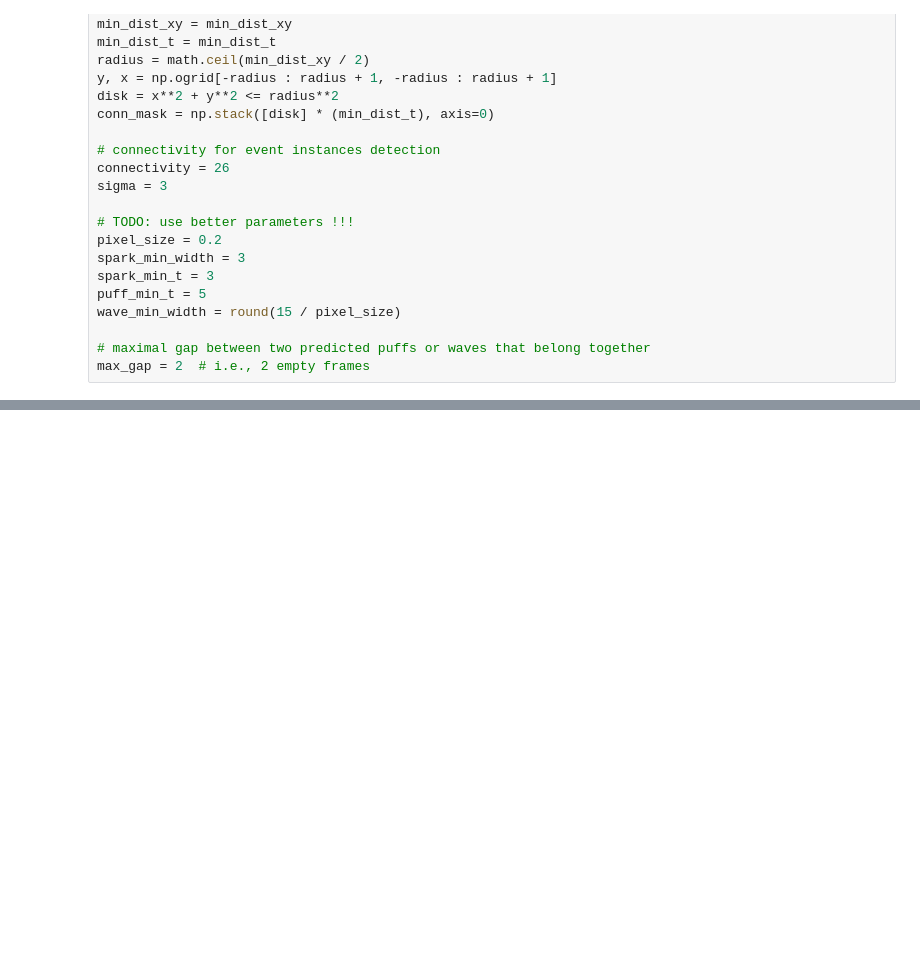
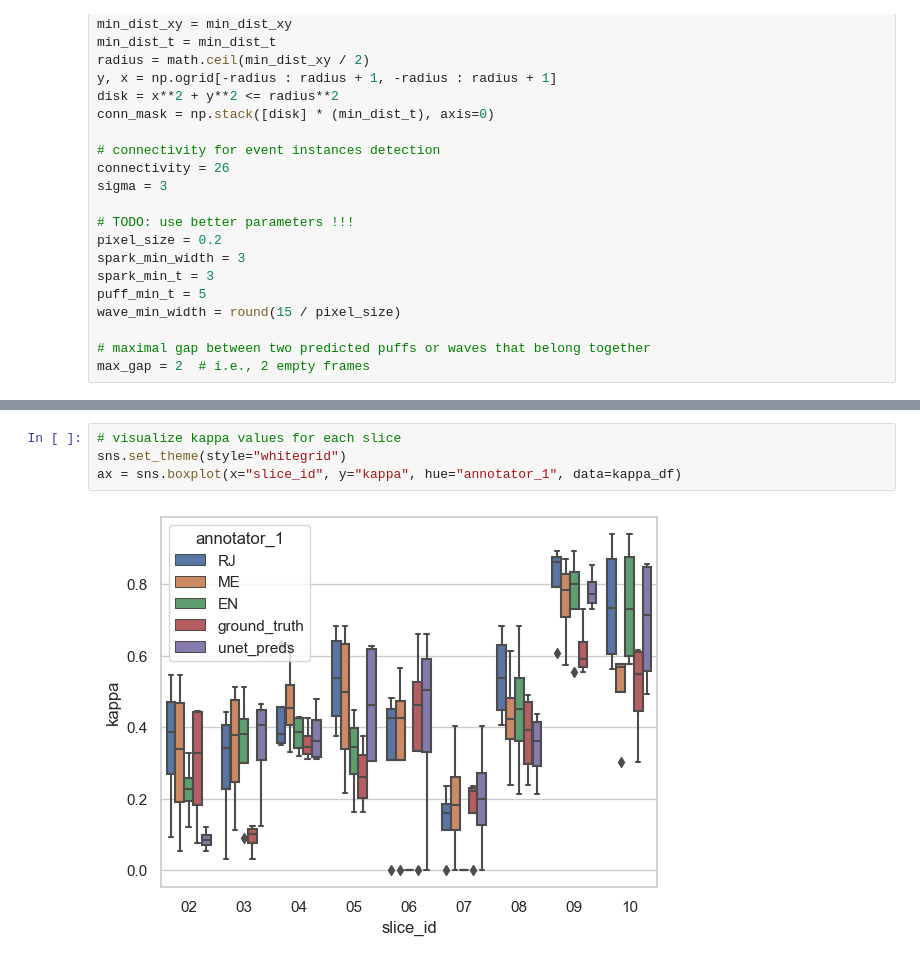
Before and after one commit to dottipr/sparks_project, a Jupyter notebook: sparks/EXPERT VALIDATION analyze expert annotations.ipynb, the cells around one changed output, grey strips where cells are left out. Drawn from its saved outputs; the diff is of its cells as text; blank space fills up the shorter version.

```diff
--- a/sparks/EXPERT VALIDATION analyze expert annotations.ipynb
+++ b/sparks/EXPERT VALIDATION analyze expert annotations.ipynb
@@ -484,0 +230,6 @@ WARNING: QWindowsWindow::setGeometry: Unable to set geometry 2180x1378+2528+-44
+# %%
+# visualize kappa values for each slice
+sns.set_theme(style="whitegrid")
+ax = sns.boxplot(x="slice_id", y="kappa", hue="annotator_1", data=kappa_df)
+# %% [output]
+[figure, added]
```
Also changed, not shown: parts of 65 cells of this notebook, 2 other files.
